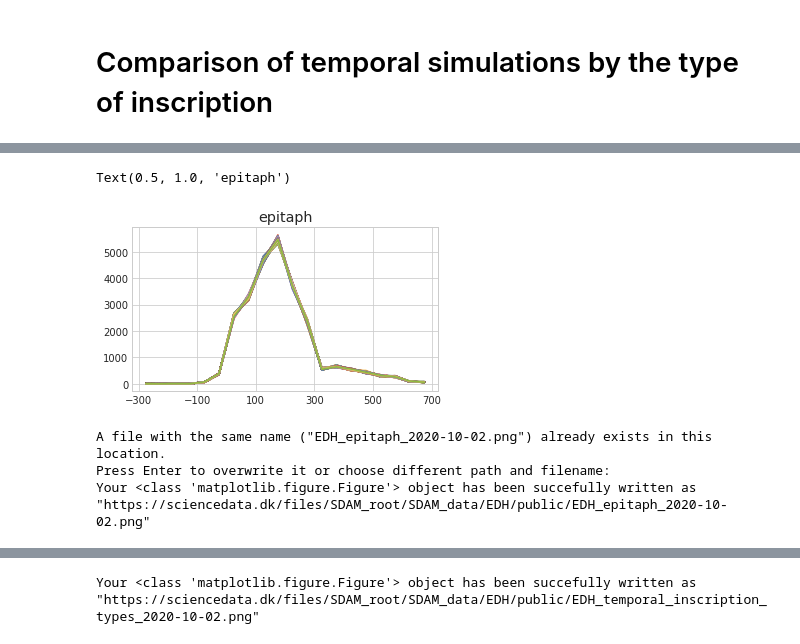
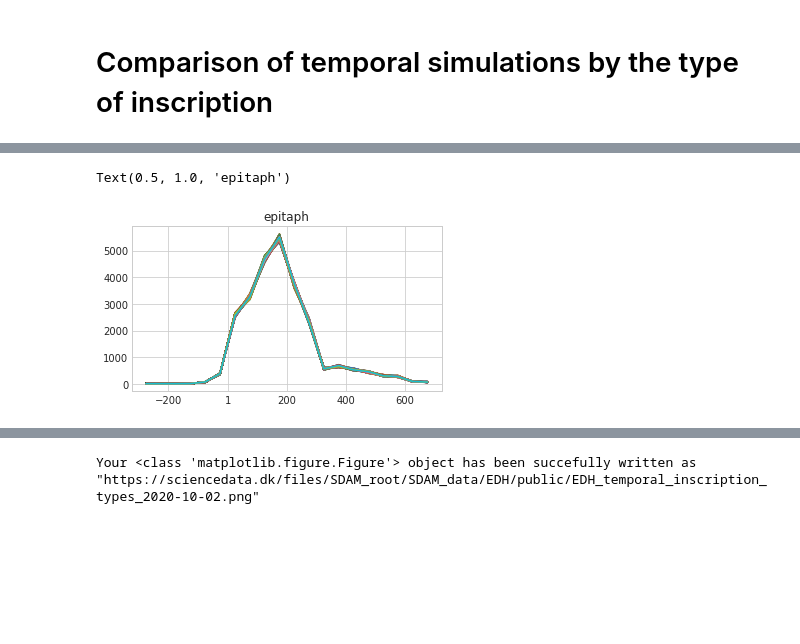
Before and after one commit to sdam-au/EDH_exploration, a Jupyter notebook: scripts/Py_EDH_TEMPORAL_EXPLORATION.ipynb, the cells around one changed output, grey strips where cells are left out. Cells and saved outputs as stored; diff of their text form; code cells hidden in the pictures; blank space fills up the shorter version.

```diff
--- a/scripts/Py_EDH_TEMPORAL_EXPLORATION.ipynb
+++ b/scripts/Py_EDH_TEMPORAL_EXPLORATION.ipynb
@@ -408,0 +412,6 @@ avr_by_block_df
+# %%
+timeblocks_tuples = sims_by_blocks["temp_block"].tolist()
+
+EDH_dated["aoristic"] = EDH_dated.apply(lambda row: get_aoristic(row["not_before"], row["not_after_new"], timeblocks_tuples), axis=1)
+
+EDH_df_aoristic = get_aoristic_sum(EDH_dated["aoristic"].tolist(), timeblocks_tuples)
@@ -409,3 +420,24 @@ avr_by_block_df
+# %%
+def plot_timeblocks_data(list_of_timeblocks_data, ax=None, color=None):
+  """
+  plot timeblocks data as a series of overlapping line plots
+  """
+  layers = []
+  for timeblocks in list_of_timeblocks_data:
+    x = [np.mean(tuptup[0]) for tuptup in timeblocks]
+    y = [tuptup[1] for tuptup in timeblocks]
+    if ax != None:
+        if color != None:
+            layer = ax.plot(x, y, color=color)
+        else:
+            layer = ax.plot(x, y)
+    else:
+        if color != None:
+            layer = plt.plot(x, y, color=color)
+        else:
+            layer = plt.plot(x, y)
+    layers.append(layer)
+  return layers
 # %%
 plt.style.use('seaborn-whitegrid')
 
@@ -445,19 +498,17 @@ array(['epitaph', 'honorific inscription', 'votive inscription',
 # %%
+
+ins_type = "epitaph"
 fig, ax = plt.subplots(1, 1, figsize=(5, 3), tight_layout=True)
-type_insc_df = EDH_dated[EDH_dated["type_of_inscription_clean"]=="epitaph"]
+type_insc_df = EDH_dated[EDH_dated["type_of_inscription_clean"]==ins_type]
 inscription_sim = timeblocks_from_randoms(type_insc_df,  "random_dates", [-300, 700, 50])
 plot_timeblocks_data(inscription_sim, ax=ax)
-ax.set_xticks([-300, -100, 100, 300, 500, 700])
+ax.set_xticks([-200, 1, 200, 400, 600])
 ax.set_title("epitaph")
 # %% [output]
 Text(0.5, 1.0, 'epitaph')
-[figure, old version]
+[figure, new version]
 # %%
-sddk.write_file("SDAM_data/EDH/public/EDH_epitaph_2020-10-02.png", fig, conf)
+#sddk.write_file("SDAM_data/EDH/public/EDH_epitaph_2020-10-02.png", fig, conf)
-# %% [output]
-A file with the same name ("EDH_epitaph_2020-10-02.png") already exists in this location.
-Press Enter to overwrite it or choose different path and filename:
-Your <class 'matplotlib.figure.Figure'> object has been succefully written as "https://sciencedata.dk/files/SDAM_root/SDAM_data/EDH/public/EDH_epitaph_2020-10-02.png"
 # %%
 ins_types = []
 for insc_type in inscriptions:
```
Also changed, not shown: parts of 31 cells of this notebook.
